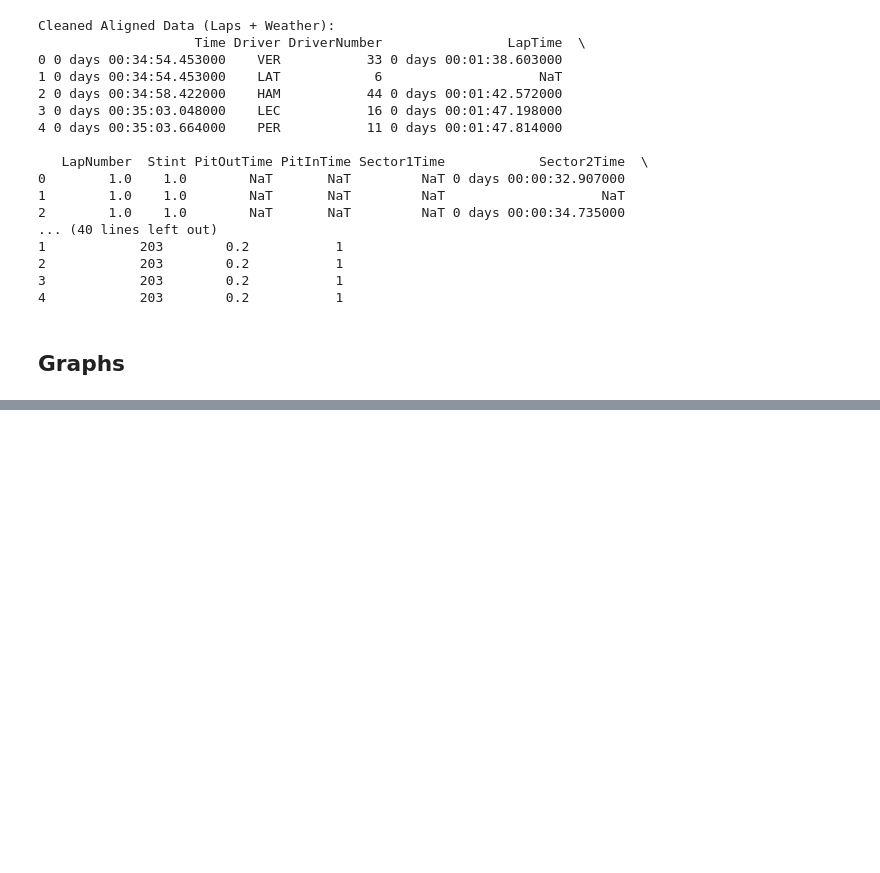
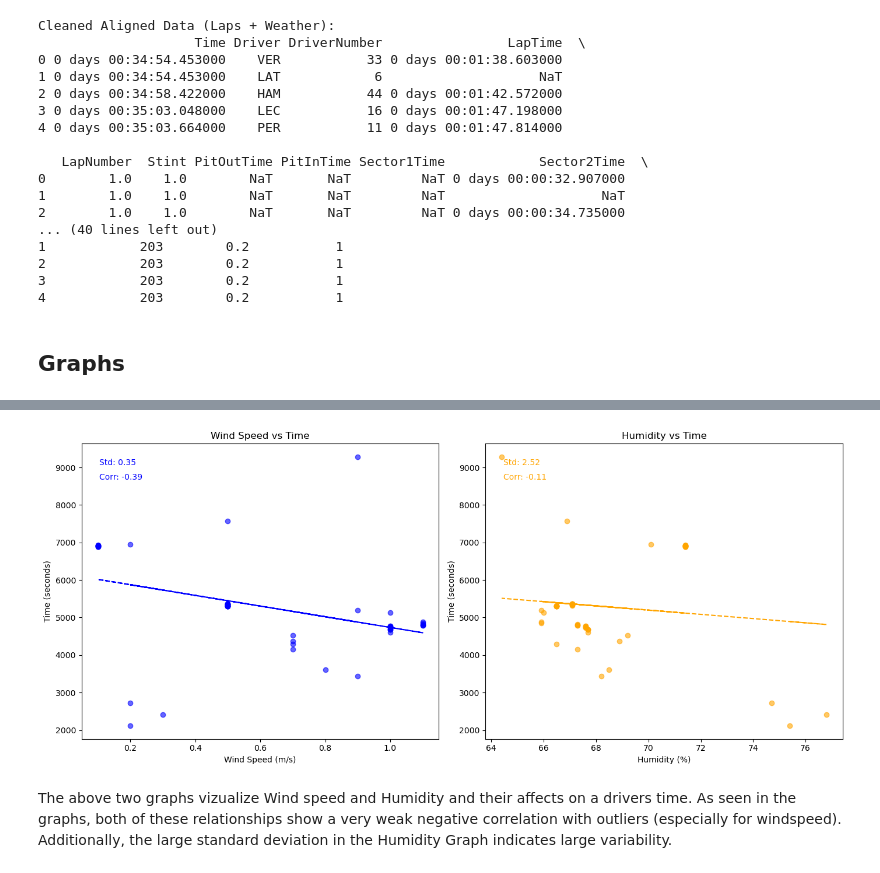
Before and after one commit to Laurennc33/f1_weather, a Jupyter notebook: code/phase_II.ipynb, the cells around one changed output, grey strips where cells are left out. Saved outputs shown, nothing was run; the diff lists cells and outputs as text; code cells hidden in the pictures; blank space fills up the shorter version.

Commit message:
Added Scatter plots for Time vs. Wind speed & Humidity

```diff
--- a/code/phase_II.ipynb
+++ b/code/phase_II.ipynb
@@ -441,3 +435,48 @@ fig.update_layout(
 
 
 fig.show()
+# %%
+import pandas as pd
+import matplotlib.pyplot as plt
+import numpy as np
+
+merged_data['Time_seconds'] = merged_data['Time'].dt.total_seconds()
+
+wind_speed_std = merged_data['WindSpeed'].std()
+wind_speed_corr = merged_data[['WindSpeed', 'Time_seconds']].corr().iloc[0, 1]
+
+humidity_std = merged_data['Humidity'].std()
+humidity_corr = merged_data[['Humidity', 'Time_seconds']].corr().iloc[0, 1]
+
+fig, (ax1, ax2) = plt.subplots(1, 2, figsize=(14, 6))
+
+ax1.scatter(merged_data['WindSpeed'], merged_data['Time_seconds'], color='blue', alpha=0.6)
+z1 = np.polyfit(merged_data['WindSpeed'], merged_data['Time_seconds'], 1)
+p1 = np.poly1d(z1)
+ax1.plot(merged_data['WindSpeed'], p1(merged_data['WindSpeed']), color='blue', linestyle='--')
+
+ax1.set_ylabel('Time (seconds)')
+ax1.set_xlabel('Wind Speed (m/s)')
+ax1.set_title('Wind Speed vs Time')
+
+ax1.text(0.05, 0.95, f'Std: {wind_speed_std:.2f}', transform=ax1.transAxes, verticalalignment='top', color='blue')
+ax1.text(0.05, 0.90, f'Corr: {wind_speed_corr:.2f}', transform=ax1.transAxes, verticalalignment='top', color='blue')
+
+ax2.scatter(merged_data['Humidity'], merged_data['Time_seconds'], color='orange', alpha=0.6)
+z2 = np.polyfit(merged_data['Humidity'], merged_data['Time_seconds'], 1)
+p2 = np.poly1d(z2)
+ax2.plot(merged_data['Humidity'], p2(merged_data['Humidity']), color='orange', linestyle='--')
+
+ax2.set_ylabel('Time (seconds)')
+ax2.set_xlabel('Humidity (%)')
+ax2.set_title('Humidity vs Time')
+
+ax2.text(0.05, 0.95, f'Std: {humidity_std:.2f}', transform=ax2.transAxes, verticalalignment='top', color='orange')
+ax2.text(0.05, 0.90, f'Corr: {humidity_corr:.2f}', transform=ax2.transAxes, verticalalignment='top', color='orange')
+
+plt.tight_layout()
+plt.show()
+# %% [output]
+[figure, added]
+# %% [markdown]
+The above two graphs vizualize Wind speed and Humidity and their affects on a drivers time. As seen in the graphs, both of these relationships show a very weak negative correlation with outliers (especially for windspeed). Additionally, the large standard deviation in the Humidity Graph indicates large variability.
```
Also changed, not shown: parts of 5 cells of this notebook.
